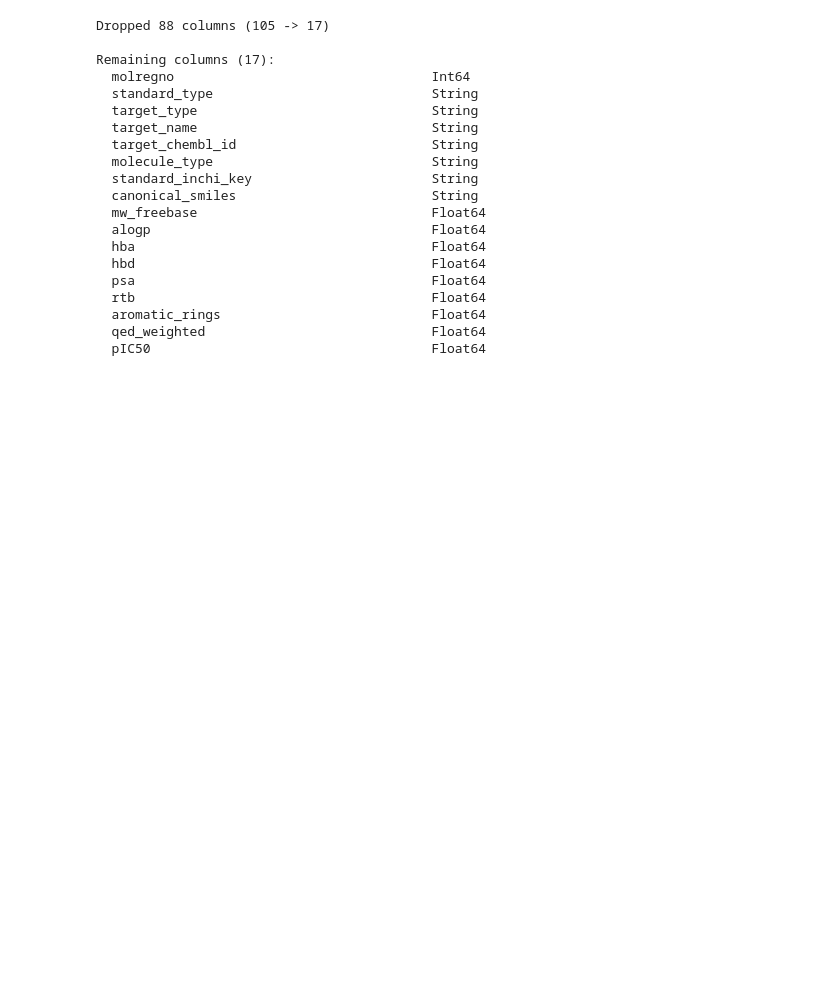
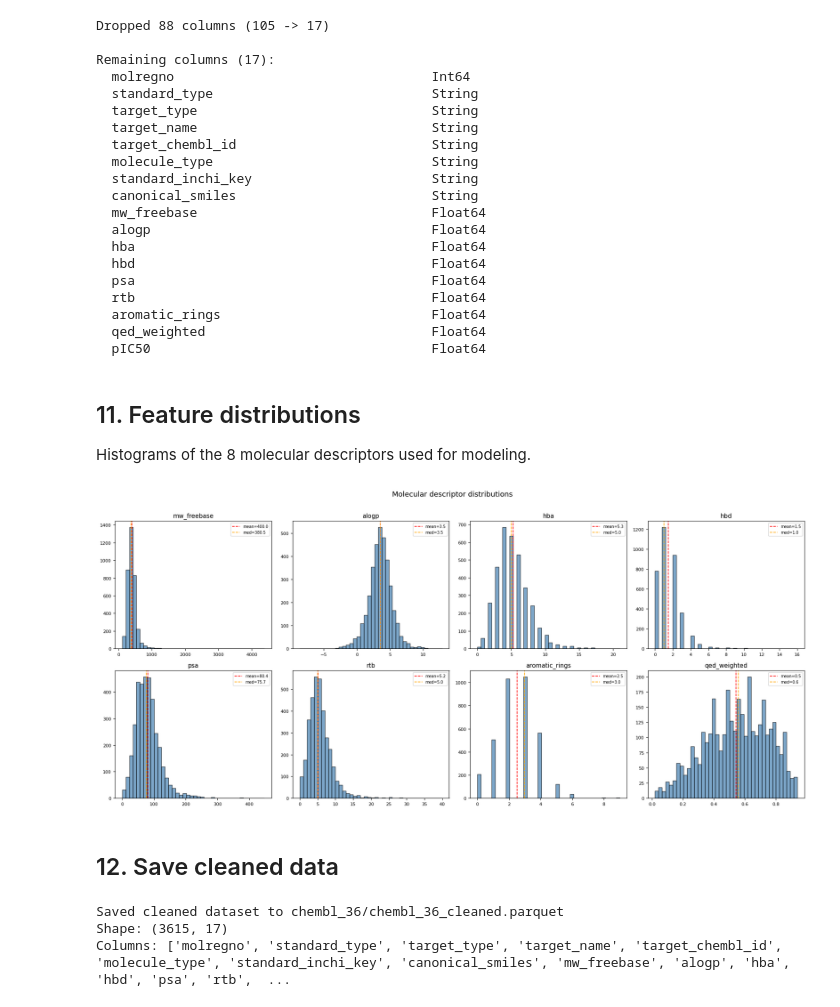
Before and after one commit to kowalczykkasia/WarsztatyAI, a Jupyter notebook: eda_chembl36_kowalczyk_kasia.ipynb, the cells around one changed output. Saved outputs shown, nothing was run; the diff lists cells and outputs as text; code cells hidden in the pictures; blank space fills up the shorter version.

```diff
--- a/eda_chembl36_kowalczyk_kasia.ipynb
+++ b/eda_chembl36_kowalczyk_kasia.ipynb
@@ -632,3 +632,41 @@ Remaining columns (17):
   aromatic_rings                           Float64
   qed_weighted                             Float64
   pIC50                                    Float64
+# %% [markdown]
+## 11. Feature distributions
+
+Histograms of the 8 molecular descriptors used for modeling.
+# %%
+FEATURES = ["mw_freebase", "alogp", "hba", "hbd", "psa", "rtb", "aromatic_rings", "qed_weighted"]
+
+fig, axes = plt.subplots(2, 4, figsize=(18, 8))
+axes = axes.flatten()
+
+for i, col in enumerate(FEATURES):
+    vals = df[col].drop_nulls().to_numpy()
+    axes[i].hist(vals, bins=40, color="steelblue", edgecolor="black", alpha=0.7)
+    axes[i].axvline(np.mean(vals), color="red", linestyle="--", lw=1.2, label=f"mean={np.mean(vals):.1f}")
+    axes[i].axvline(np.median(vals), color="orange", linestyle="--", lw=1.2, label=f"med={np.median(vals):.1f}")
+    axes[i].set_title(col, fontsize=11)
+    axes[i].legend(fontsize=7)
+    axes[i].tick_params(labelsize=8)
+
+plt.suptitle("Molecular descriptor distributions", fontsize=13, y=1.01)
+plt.tight_layout()
+plt.show()
+# %% [output]
+[figure, added]
+# %% [markdown]
+## 12. Save cleaned data
+# %%
+OUTPUT_PATH = "chembl_36/chembl_36_cleaned.parquet"
+
+df.write_parquet(OUTPUT_PATH)
+
+print(f"Saved cleaned dataset to {OUTPUT_PATH}")
+print(f"Shape: {df.shape}")
+print(f"Columns: {df.columns}")
+# %% [output]
+Saved cleaned dataset to chembl_36/chembl_36_cleaned.parquet
+Shape: (3615, 17)
+Columns: ['molregno', 'standard_type', 'target_type', 'target_name', 'target_chembl_id', 'molecule_type', 'standard_inchi_key', 'canonical_smiles', 'mw_freebase', 'alogp', 'hba', 'hbd', 'psa', 'rtb',  ...
```
Also changed, not shown: parts of 4 cells of this notebook, 1 other file.
